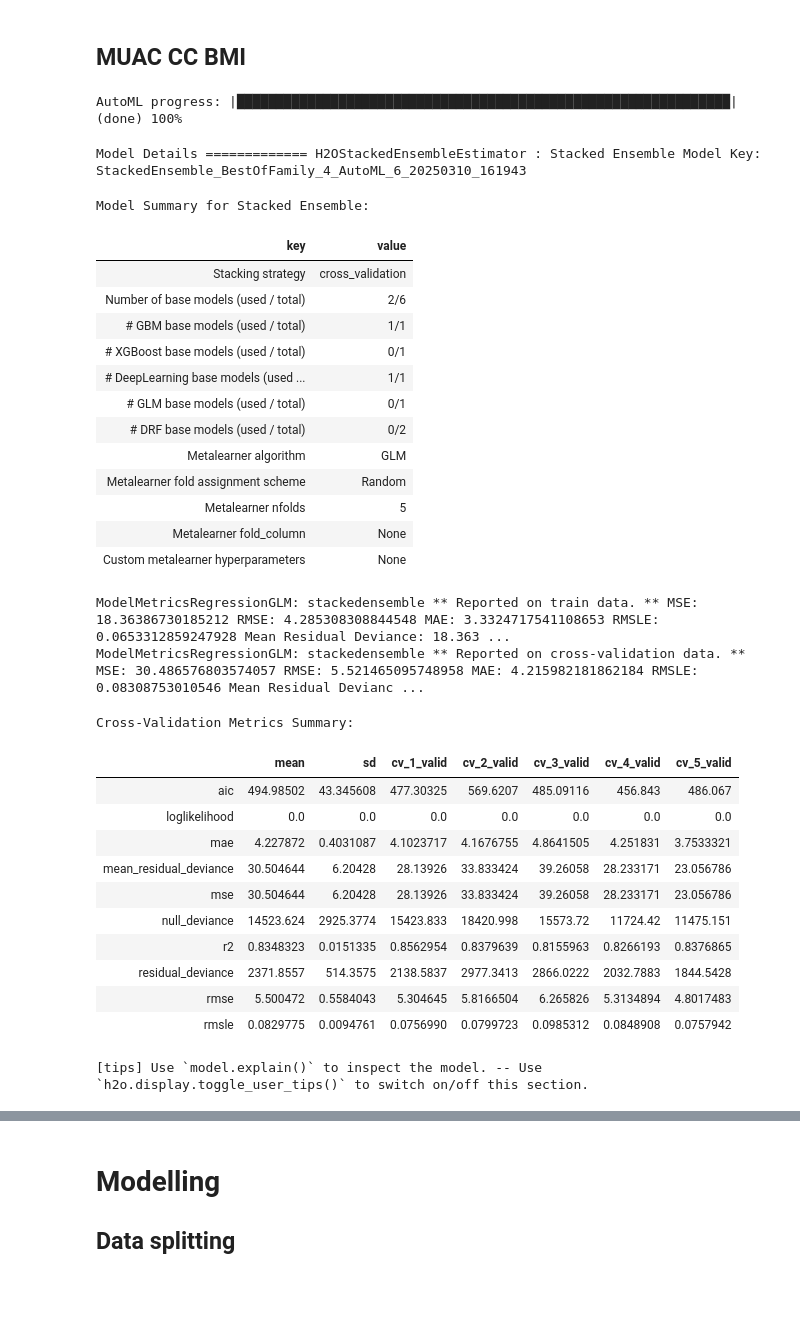
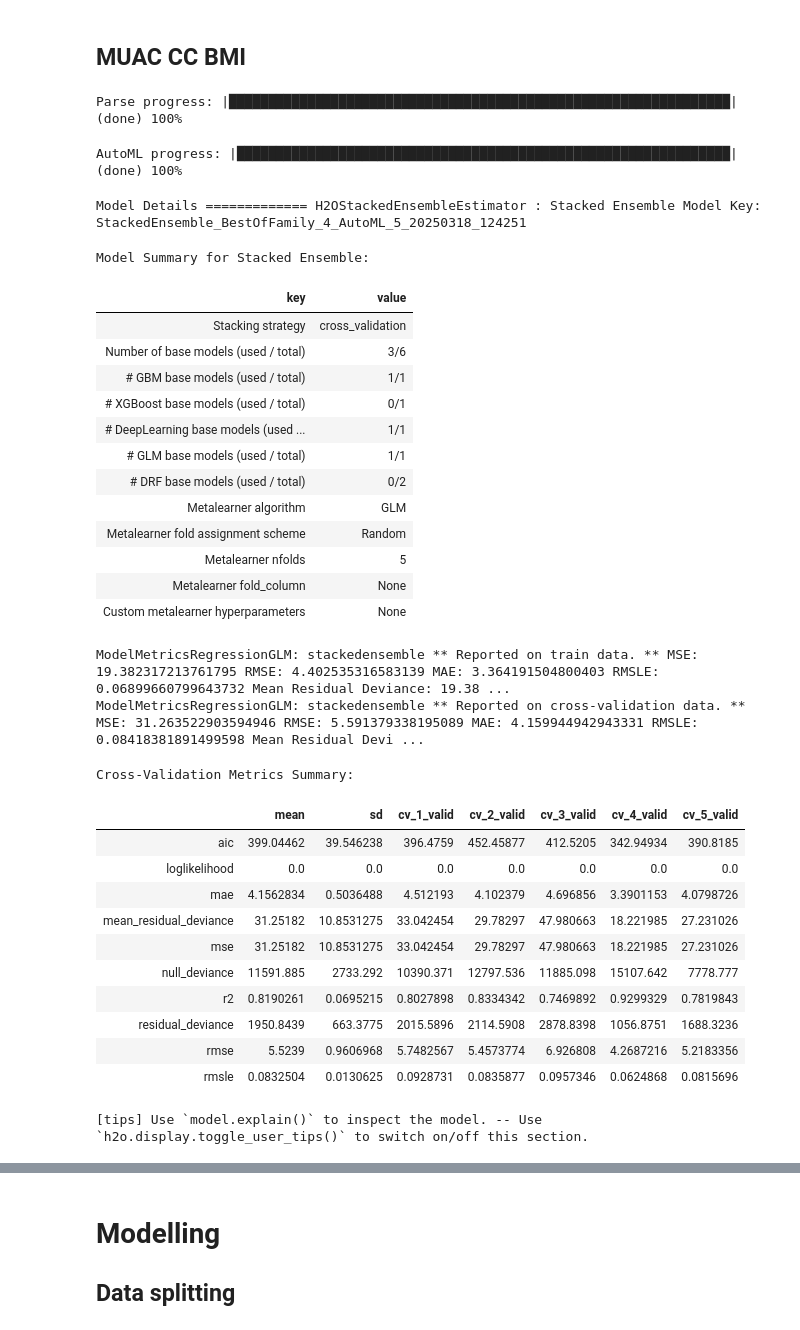
Before and after one commit to KomlaRD/Adult-Weight-Estimation, a Jupyter notebook: muac_machine_learning.ipynb, the cells around one changed output, grey strips where cells are left out. Drawn from its saved outputs; the diff is of its cells as text; code cells hidden in the pictures; blank space fills up the shorter version.

Commit message:
Train muac-cc-bmi model

```diff
--- a/muac_machine_learning.ipynb
+++ b/muac_machine_learning.ipynb
@@ -804,41 +799,48 @@ h2o.save_model(model_cc_muac.leader,  path="muac_model", force=True)
 '/content/muac_model/StackedEnsemble_BestOfFamily_4_AutoML_4_20250318_122518'
 # %% [markdown]
 ## MUAC CC BMI
+# %%
+# Convert dataframe to H2O frame
+df_cc_muac_bmi = h2o.H2OFrame(df_cc_muac_bmi)
+
+# Split into train & test
+splits = df_cc_muac_bmi.split_frame(ratios = [0.8], seed = 1)
+train_cc_muac_bmi = splits[0]
+test_cc_muac_bmi = splits[1]
+# %% [output]
+Parse progress: |████████████████████████████████████████████████████████████████| (done) 100%
 # %%
-# Convert dataframe to H2O frame
-df_cc_muac_bmi = h2o.H2OFrame(df_cc_muac_bmi)
-
 model_cc_muac_bmi = H2OAutoML(max_runtime_secs=600, seed=1, project_name="weight_prediction_cc_muac_bmi")
-model_cc_muac_bmi.train(y=y, training_frame=df_cc_muac_bmi)
+model_cc_muac_bmi.train(y=y, training_frame=train_cc_muac_bmi)
 # %% [output]
 AutoML progress: |███████████████████████████████████████████████████████████████| (done) 100%
-Model Details ============= H2OStackedEnsembleEstimator : Stacked Ensemble Model Key: StackedEnsemble_BestOfFamily_4_AutoML_6_20250310_161943
+Model Details ============= H2OStackedEnsembleEstimator : Stacked Ensemble Model Key: StackedEnsemble_BestOfFamily_4_AutoML_5_20250318_124251
 Model Summary for Stacked Ensemble:
 | key | value |
 | Stacking strategy | cross_validation |
-| Number of base models (used / total) | 2/6 |
+| Number of base models (used / total) | 3/6 |
 | # GBM base models (used / total) | 1/1 |
 | # XGBoost base models (used / total) | 0/1 |
 | # DeepLearning base models (used ... | 1/1 |
-| # GLM base models (used / total) | 0/1 |
+| # GLM base models (used / total) | 1/1 |
 | # DRF base models (used / total) | 0/2 |
 | Metalearner algorithm | GLM |
 | Metalearner fold assignment scheme | Random |
 | Metalearner nfolds | 5 |
 | Metalearner fold_column | None |
 | Custom metalearner hyperparameters | None |
-ModelMetricsRegressionGLM: stackedensemble ** Reported on train data. ** MSE: 18.36386730185212 RMSE: 4.285308308844548 MAE: 3.3324717541108653 RMSLE: 0.0653312859247928 Mean Residual Deviance: 18.363 ...
-ModelMetricsRegressionGLM: stackedensemble ** Reported on cross-validation data. ** MSE: 30.486576803574057 RMSE: 5.521465095748958 MAE: 4.215982181862184 RMSLE: 0.08308753010546 Mean Residual Devianc ...
+ModelMetricsRegressionGLM: stackedensemble ** Reported on train data. ** MSE: 19.382317213761795 RMSE: 4.402535316583139 MAE: 3.364191504800403 RMSLE: 0.06899660799643732 Mean Residual Deviance: 19.38 ...
+ModelMetricsRegressionGLM: stackedensemble ** Reported on cross-validation data. ** MSE: 31.263522903594946 RMSE: 5.591379338195089 MAE: 4.159944942943331 RMSLE: 0.08418381891499598 Mean Residual Devi ...
 Cross-Validation Metrics Summary:
 |  | mean | sd | cv_1_valid | cv_2_valid | cv_3_valid | cv_4_valid | cv_5_valid |
-| aic | 494.98502 | 43.345608 | 477.30325 | 569.6207 | 485.09116 | 456.843 | 486.067 |
+| aic | 399.04462 | 39.546238 | 396.4759 | 452.45877 | 412.5205 | 342.94934 | 390.8185 |
 | loglikelihood | 0.0 | 0.0 | 0.0 | 0.0 | 0.0 | 0.0 | 0.0 |
-| mae | 4.227872 | 0.4031087 | 4.1023717 | 4.1676755 | 4.8641505 | 4.251831 | 3.7533321 |
-| mean_residual_deviance | 30.504644 | 6.20428 | 28.13926 | 33.833424 | 39.26058 | 28.233171 | 23.056786 |
-| mse | 30.504644 | 6.20428 | 28.13926 | 33.833424 | 39.26058 | 28.233171 | 23.056786 |
-| null_deviance | 14523.624 | 2925.3774 | 15423.833 | 18420.998 | 15573.72 | 11724.42 | 11475.151 |
-| r2 | 0.8348323 | 0.0151335 | 0.8562954 | 0.8379639 | 0.8155963 | 0.8266193 | 0.8376865 |
-| residual_deviance | 2371.8557 | 514.3575 | 2138.5837 | 2977.3413 | 2866.0222 | 2032.7883 | 1844.5428 |
-| rmse | 5.500472 | 0.5584043 | 5.304645 | 5.8166504 | 6.265826 | 5.3134894 | 4.8017483 |
-| rmsle | 0.0829775 | 0.0094761 | 0.0756990 | 0.0799723 | 0.0985312 | 0.0848908 | 0.0757942 |
+| mae | 4.1562834 | 0.5036488 | 4.512193 | 4.102379 | 4.696856 | 3.3901153 | 4.0798726 |
+| mean_residual_deviance | 31.25182 | 10.8531275 | 33.042454 | 29.78297 | 47.980663 | 18.221985 | 27.231026 |
+| mse | 31.25182 | 10.8531275 | 33.042454 | 29.78297 | 47.980663 | 18.221985 | 27.231026 |
+| null_deviance | 11591.885 | 2733.292 | 10390.371 | 12797.536 | 11885.098 | 15107.642 | 7778.777 |
+| r2 | 0.8190261 | 0.0695215 | 0.8027898 | 0.8334342 | 0.7469892 | 0.9299329 | 0.7819843 |
+| residual_deviance | 1950.8439 | 663.3775 | 2015.5896 | 2114.5908 | 2878.8398 | 1056.8751 | 1688.3236 |
+| rmse | 5.5239 | 0.9606968 | 5.7482567 | 5.4573774 | 6.926808 | 4.2687216 | 5.2183356 |
+| rmsle | 0.0832504 | 0.0130625 | 0.0928731 | 0.0835877 | 0.0957346 | 0.0624868 | 0.0815696 |
 [tips] Use `model.explain()` to inspect the model. -- Use `h2o.display.toggle_user_tips()` to switch on/off this section.
```
Also changed, not shown: parts of 5 cells of this notebook.
